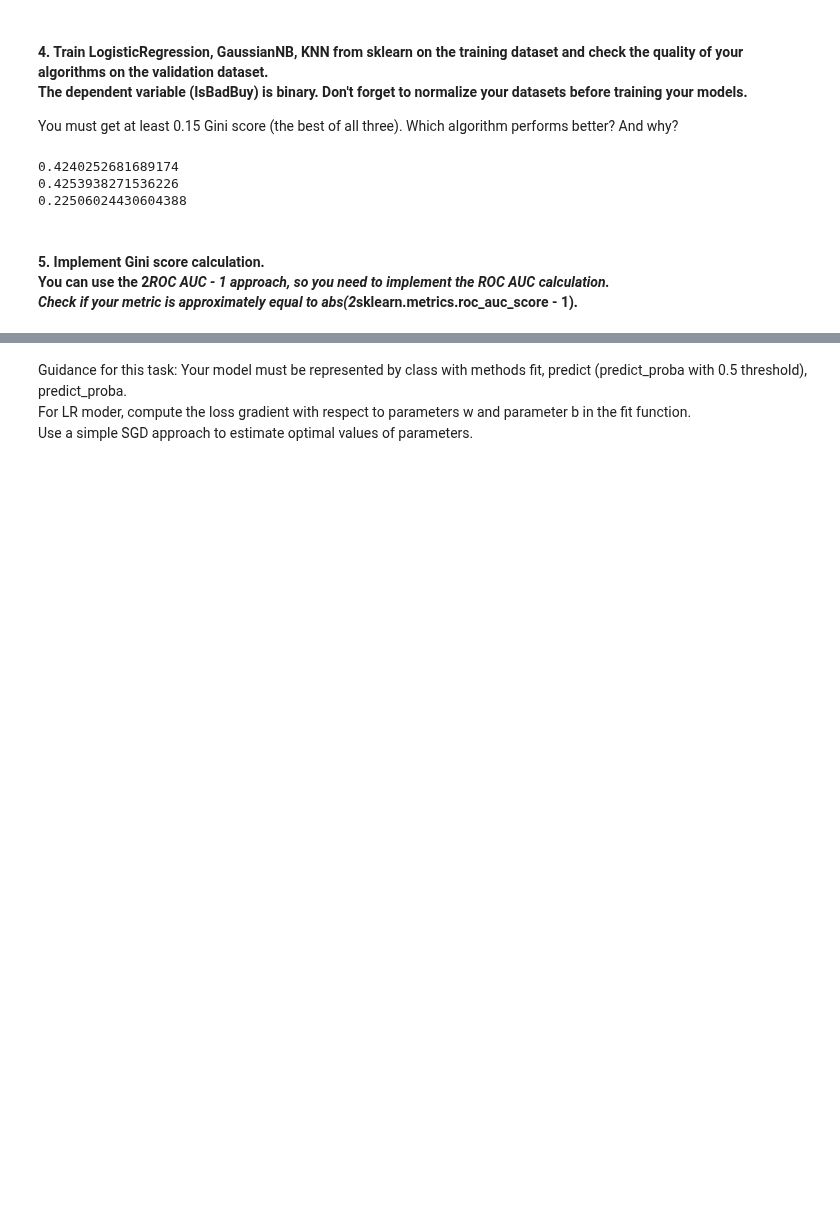
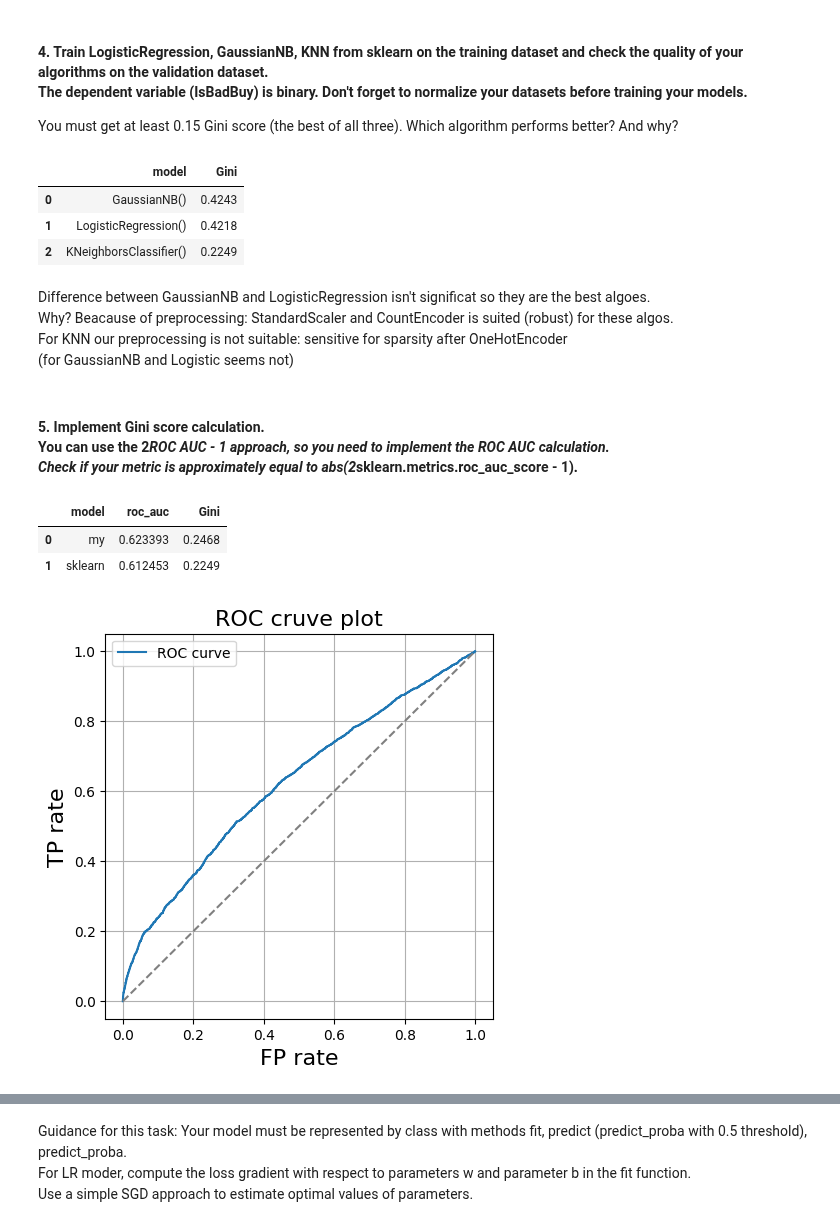
Before and after one commit to TimurOsmanov/s21, a Jupyter notebook: ML/ML.Project_4.ID_Classification/src/DontGetKicked_ML4.ipynb, the cells around one changed output, grey strips where cells are left out. Cells and saved outputs as stored; diff of their text form; code cells hidden in the pictures; blank space fills up the shorter version.

```diff
--- a/ML/ML.Project_4.ID_Classification/src/DontGetKicked_ML4.ipynb
+++ b/ML/ML.Project_4.ID_Classification/src/DontGetKicked_ML4.ipynb
@@ -147,9 +151,9 @@ def check_split(df_list: List[pd.DataFrame], df_initial: pd.DataFrame) -> None:
 validation_date = datetime.datetime(year=2009, month=9, day=13)
 test_date = datetime.datetime(year=2010, month=5, day=13)
 X_train, X_valid, X_test = validation_split_by_date(
-    X=train_df_wo_na2, validation_date=validation_date, test_date=test_date
+    X=train_df_tform, validation_date=validation_date, test_date=test_date
 )
-check_split(df_list=[X_train, X_valid, X_test], df_initial=train_df_wo_na2)
+check_split(df_list=[X_train, X_valid, X_test], df_initial=train_df_tform)
 # %% [output]
 True
 0.33 0.34 0.33
@@ -177,7 +180,7 @@ cat_one_hot_enc = pd.DataFrame(
     cat_one_hot_enc, columns=one_hot_enc.get_feature_names_out()
 )
 
-count_enc = CountEncoder(normalize=True, min_group_size=10)
+count_enc = CountEncoder(normalize=True, min_group_size=15)
 cat_count_enc = count_enc.fit_transform(X_train[cat_to_count_enc])
 
 X_train_ = pd.concat(
@@ -219,14 +222,39 @@ X_test_ = X_test_.drop("IsBadBuy", axis=1)
 
 You must get at least 0.15 Gini score (the best of all three). Which algorithm performs better? And why?
 # %%
+out: pd.DataFrame = pd.DataFrame({'model': [], 'Gini': []})
+
 for model in LogisticRegression(), GaussianNB(), KNeighborsClassifier():
     model.fit(X=X_train_, y=y_train_)
+    # by [:,1] we get pos observation
     y_pred = model.predict_proba(X=X_valid_)[:, 1]
     # using 2*ROC AUC - 1 approach
-    print(2 * roc_auc_score(y_true=y_valid_, y_score=y_pred) - 1)
+    out.loc[len(out)] = {
+        'model': model,
+        'Gini':  round(2 * roc_auc_score(y_true=y_valid_, y_score=y_pred) - 1, 4),
+    }
+
+display(out.sort_values(by='Gini', ascending=False).reset_index(drop=True))
 # %% [output]
-0.4240252681689174
-0.4253938271536226
-0.22506024430604388
+|  | model | Gini |
+| 0 | GaussianNB() | 0.4243 |
+| 1 | LogisticRegression() | 0.4218 |
+| 2 | KNeighborsClassifier() | 0.2249 |
+# %% [markdown]
+Difference between GaussianNB and LogisticRegression isn't significat so they are the best algoes.<br>
+Why? Beacause of preprocessing: StandardScaler and CountEncoder is suited (robust) for these algos.<br>
+For KNN our preprocessing is not suitable: sensitive for sparsity after OneHotEncoder<br>
+(for GaussianNB and Logistic seems not)
 # %% [markdown]
 #### 5. Implement Gini score calculation. <br>You can use the 2*ROC AUC - 1 approach, so you need to implement the ROC AUC calculation. <br>Check if your metric is approximately equal to abs(2*sklearn.metrics.roc_auc_score - 1).
+# %%
+def plot_roc(false_pos_rate, true_pos_rate) -> None:
+    fig, ax = plt.subplots(figsize=(5, 5))
+    ax.plot(false_pos_rate, true_pos_rate, label='ROC curve')
+    ax.plot([0, 1], [0, 1], linestyle='--', c='gray')
+
+    ax.set_title('ROC cruve plot', fontsize=16)
+    ax.set_xlabel('FP rate', fontsize=16)
+    ax.set_ylabel('TP rate', fontsize=16)
+    ax.legend()
+    ax.grid()
@@ -239,0 +326,23 @@ def gini_score():
+# %%
+# check
+out: pd.DataFrame = pd.DataFrame({'model': [], 'roc_auc': [], 'Gini': []})
+
+out.loc[len(out)] = {
+    'model': 'my',
+    'roc_auc': roc_auc(y_true=y_valid_.values, y_score=y_pred)[0],
+    'Gini':  round(gini_score(y_true=y_valid_.values, y_score=y_pred), 4),
+}
+
+out.loc[len(out)] = {
+    'model': 'sklearn',
+    'roc_auc': roc_auc_score(y_true=y_valid_, y_score=y_pred),
+    'Gini':  round(2 * roc_auc_score(y_true=y_valid_, y_score=y_pred) - 1, 4),
+}
+
+display(out)
+plot_roc(*roc_auc(y_true=y_valid_.values, y_score=y_pred)[1])
+# %% [output]
+|  | model | roc_auc | Gini |
+| 0 | my | 0.623393 | 0.2468 |
+| 1 | sklearn | 0.612453 | 0.2249 |
+[figure, added]
```
Also changed, not shown: parts of 11 cells of this notebook.
